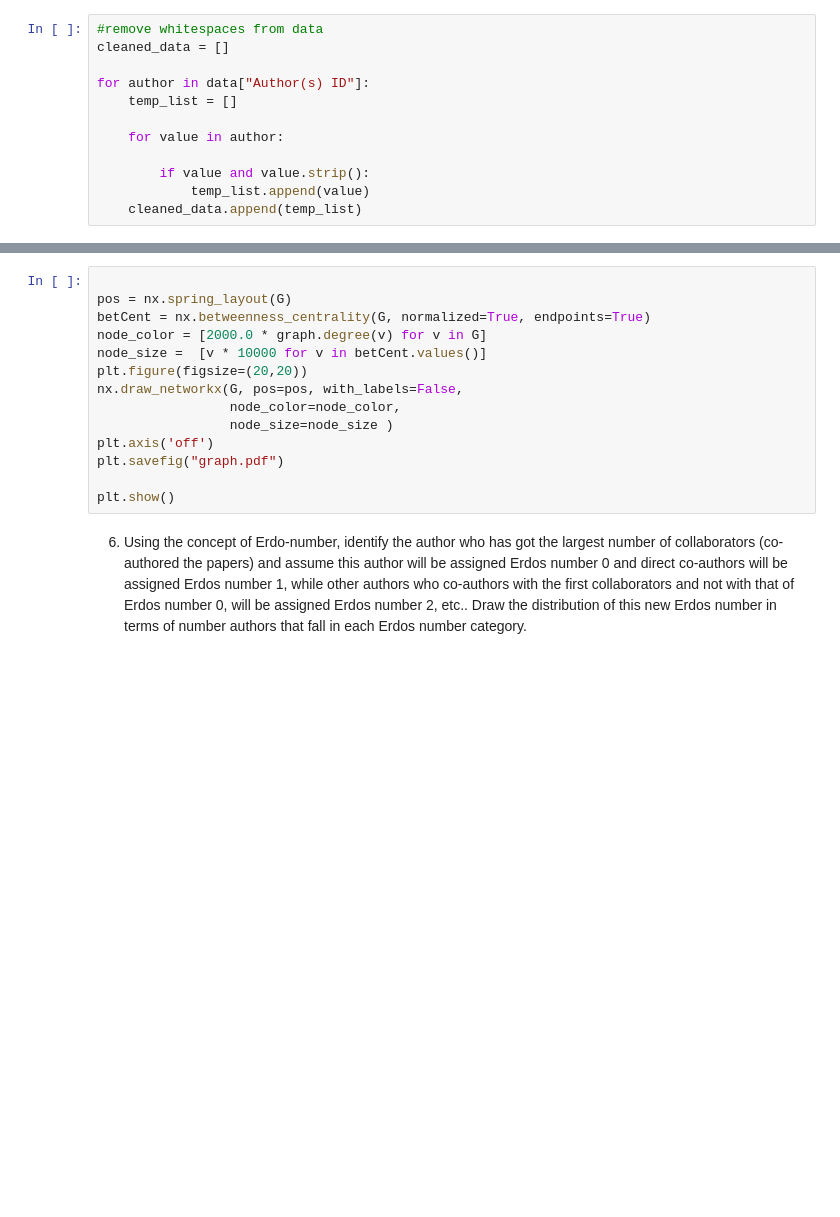
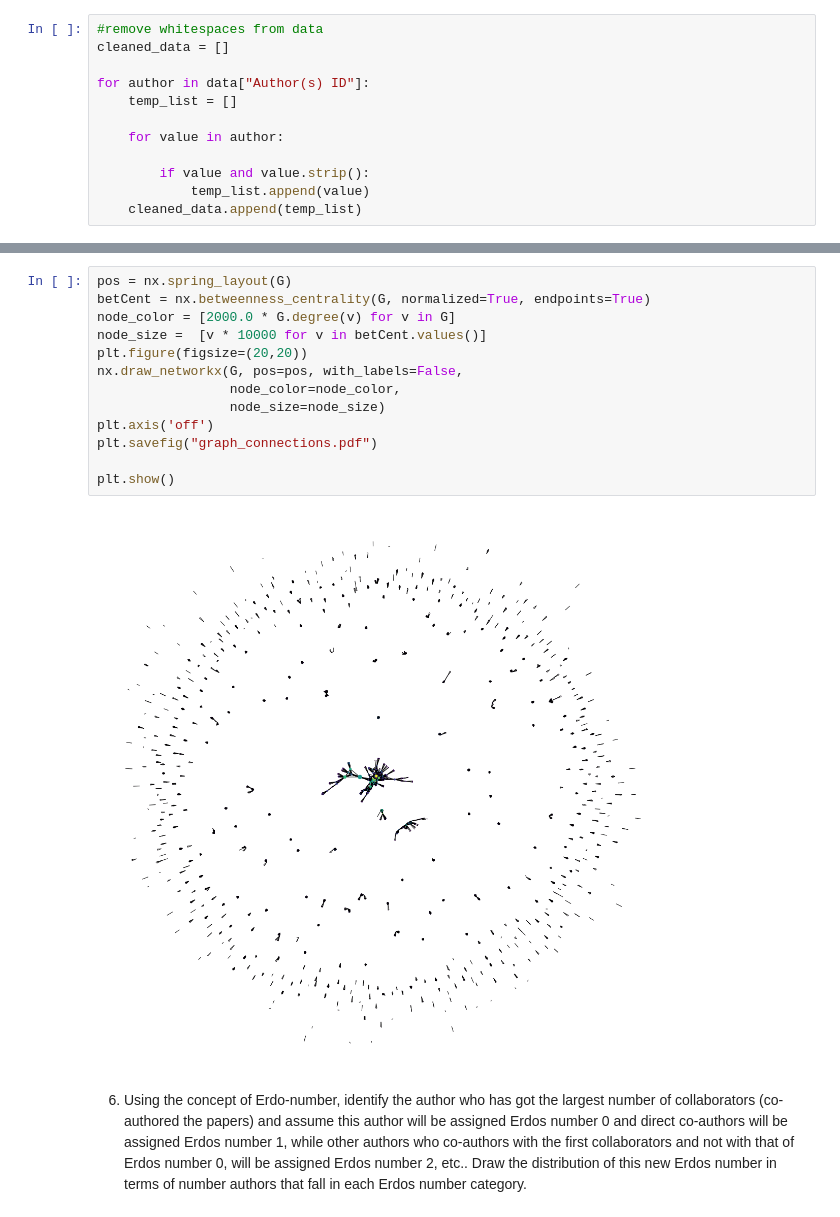
Before and after one commit to Dakcser/Citation-Network-Analysis, a Jupyter notebook: Citation-Network-Analysis.ipynb, the cells around one changed output, grey strips where cells are left out. Drawn from its saved outputs; the diff is of its cells as text; blank space fills up the shorter version.

```diff
--- a/Citation-Network-Analysis.ipynb
+++ b/Citation-Network-Analysis.ipynb
@@ -344,17 +357,18 @@ print(nx.info(G))
 # %%
-
 pos = nx.spring_layout(G)
 betCent = nx.betweenness_centrality(G, normalized=True, endpoints=True)
-node_color = [2000.0 * graph.degree(v) for v in G]
+node_color = [2000.0 * G.degree(v) for v in G]
 node_size =  [v * 10000 for v in betCent.values()]
 plt.figure(figsize=(20,20))
 nx.draw_networkx(G, pos=pos, with_labels=False,
                  node_color=node_color,
-                 node_size=node_size )
+                 node_size=node_size)
 plt.axis('off')
-plt.savefig("graph.pdf")
+plt.savefig("graph_connections.pdf")
 
 plt.show()
+# %% [output]
+[figure, added]
 # %% [markdown]
 6. Using the concept of Erdo-number, identify the author who has got the largest number
 of collaborators (co-authored the papers) and assume this author will be assigned
```
Also changed, not shown: parts of 31 cells of this notebook, 4 other files.
